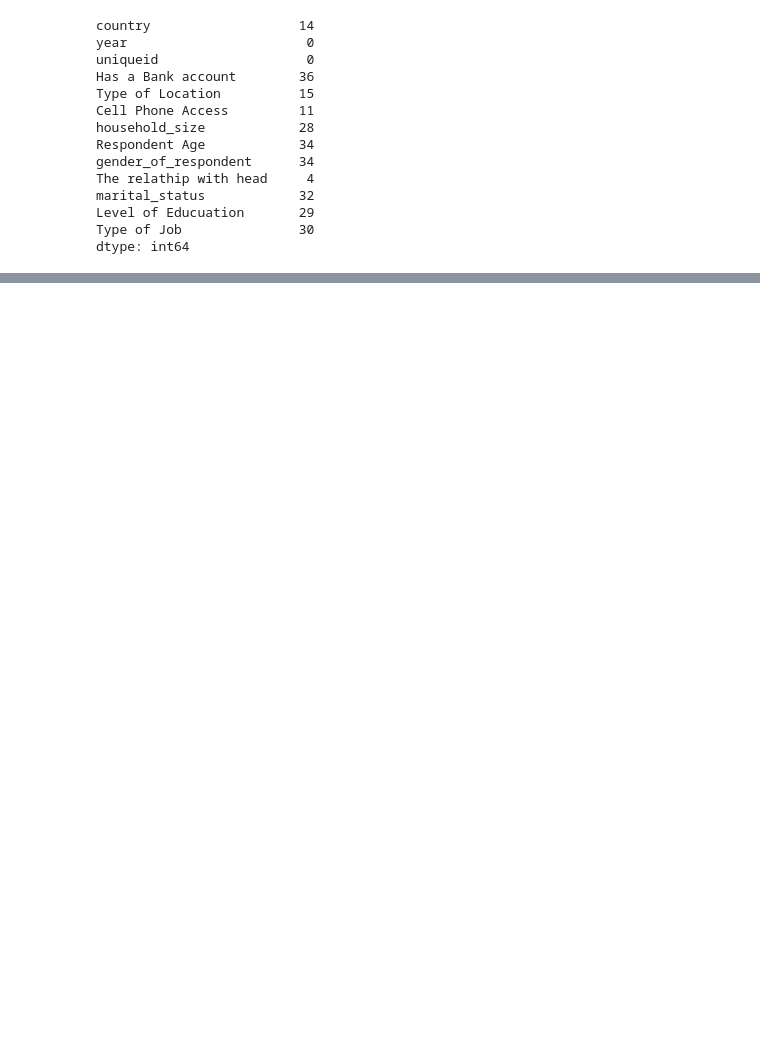
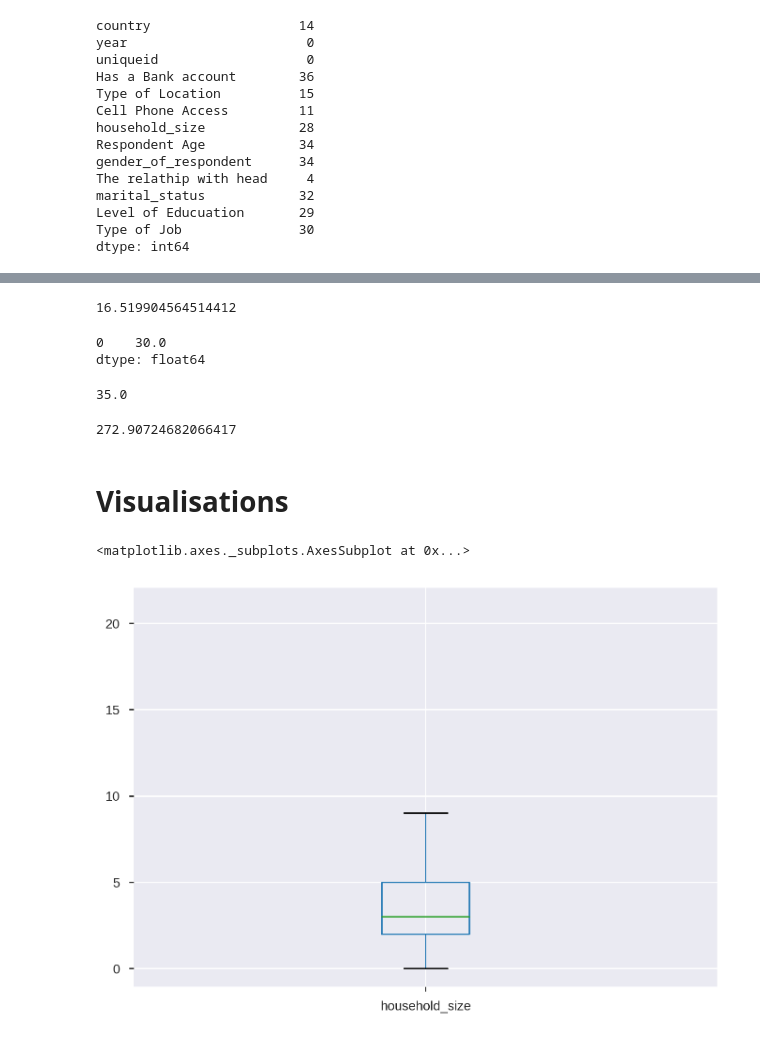
Before and after one commit to KuriaDan/KuriaIPC1, a Jupyter notebook: Moringa_Data_Science_Core_W1_Independent_Project_2019_06_Daniel_Kuria_Python_Notebook.ipynb, the cells around one changed output, grey strips where cells are left out. Saved outputs shown, nothing was run; the diff lists cells and outputs as text; code cells hidden in the pictures; blank space fills up the shorter version.

```diff
--- a/Moringa_Data_Science_Core_W1_Independent_Project_2019_06_Daniel_Kuria_Python_Notebook.ipynb
+++ b/Moringa_Data_Science_Core_W1_Independent_Project_2019_06_Daniel_Kuria_Python_Notebook.ipynb
@@ -25,3 +25,7 @@ from sklearn import model_selection
 from sklearn.metrics import r2_score
 from sklearn.model_selection import train_test_split
 import statsmodels.api as sm
+%pylab inline
+matplotlib.rcParams['figure.dpi'] = 300
+matplotlib.rcParams['figure.figsize'] = (8,6)
+from biokit.viz import corrplot
@@ -28,6 +34,6 @@ import statsmodels.api as sm
 # %%
 #loading our dataset
-FinDat = pd.read_csv('/Financial Dataset - 1.csv')
+FinDat = pd.read_csv('Financial Dataset - 1.csv')
 FinDat.head()
 # %% [output]
 |  | country | year | uniqueid | Has a Bank account | Type of Location | Cell Phone Access | household_size | ... |
@@ -83,6 +93,3 @@ marital_status            32
 Level of Educuation       29
 Type of Job               30
 dtype: int64
-# %%
-##dropping the uniqueid column as it has a high cardinality
-FinDat=FinDat.drop(columns=['uniqueid'])
@@ -92,3 +103,6 @@ Fin = FinDat.dropna()
+# %%
+##dropping the uniqueid column as it has a high cardinality
+Fin=Fin.drop(columns=['uniqueid'])
 # %%
 # Get names of indexes for which year is greater than 2018
 indexNames = Fin[Fin['year'] > 2018 ].index
@@ -96,0 +162,30 @@ Fin.drop(indexNames , inplace=True)
+# %%
+stda
+#the standard deviation of the respondents age is 16.51
+# %% [output]
+16.519904564514412
+# %%
+modea
+#the mode of the respondents is 30
+# %% [output]
+0    30.0
+dtype: float64
+# %%
+mediana
+#the median age of the respondents is 35
+# %% [output]
+35.0
+# %%
+vara
+#the variance of the ages is 272.91
+# %% [output]
+272.90724682066417
+# %% [markdown]
+# Visualisations
+# %%
+#boxplot of the household sizes
+plt.figure(dpi=200)
+Fin.boxplot(["household_size"])
+# %% [output]
+<matplotlib.axes._subplots.AxesSubplot at 0x...>
+[figure, added]
```
Also changed, not shown: parts of 46 cells of this notebook.
